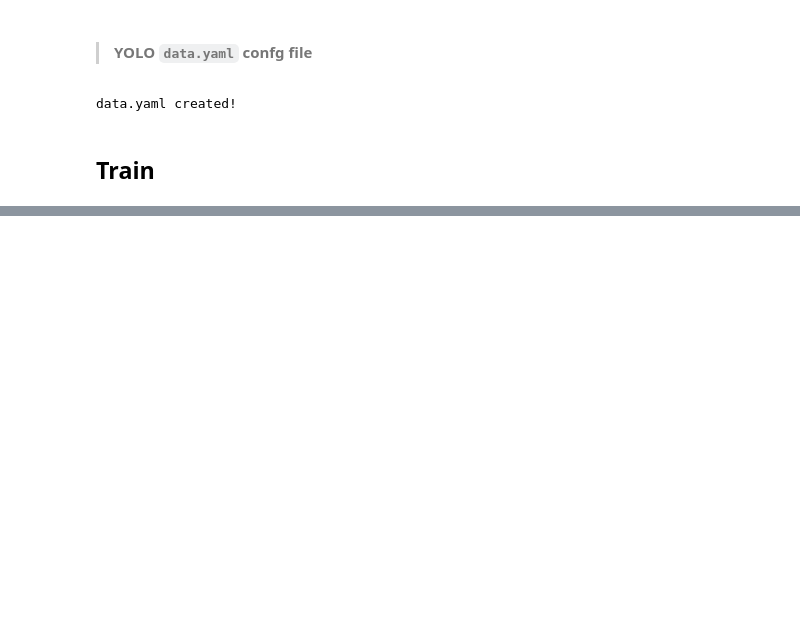
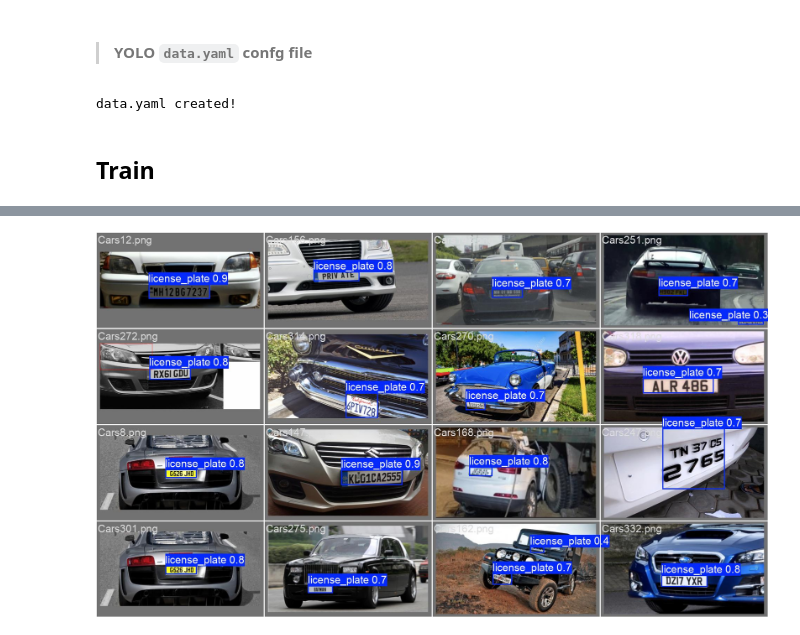
Before and after one commit to vKrRv/porta-trucks-detector, a Jupyter notebook: license-plate-detector.ipynb, the cells around one changed output, grey strips where cells are left out. Drawn from its saved outputs; the diff is of its cells as text; code cells hidden in the pictures; blank space fills up the shorter version.

```diff
--- a/license-plate-detector.ipynb
+++ b/license-plate-detector.ipynb
@@ -213,3 +244,8 @@ Results saved to /content/runs/detect/plate_detector/train_run2
+# %%
+# Update the path to look at 'val_run' instead of 'train_run'
+display(Image(filename='/content/runs/detect/plate_detector/val_run/val_batch0_pred.jpg', width=800))
+# %% [output]
+[figure, added]
 # %%
 import os
 import glob
```
Also changed, not shown: parts of 13 cells of this notebook.
